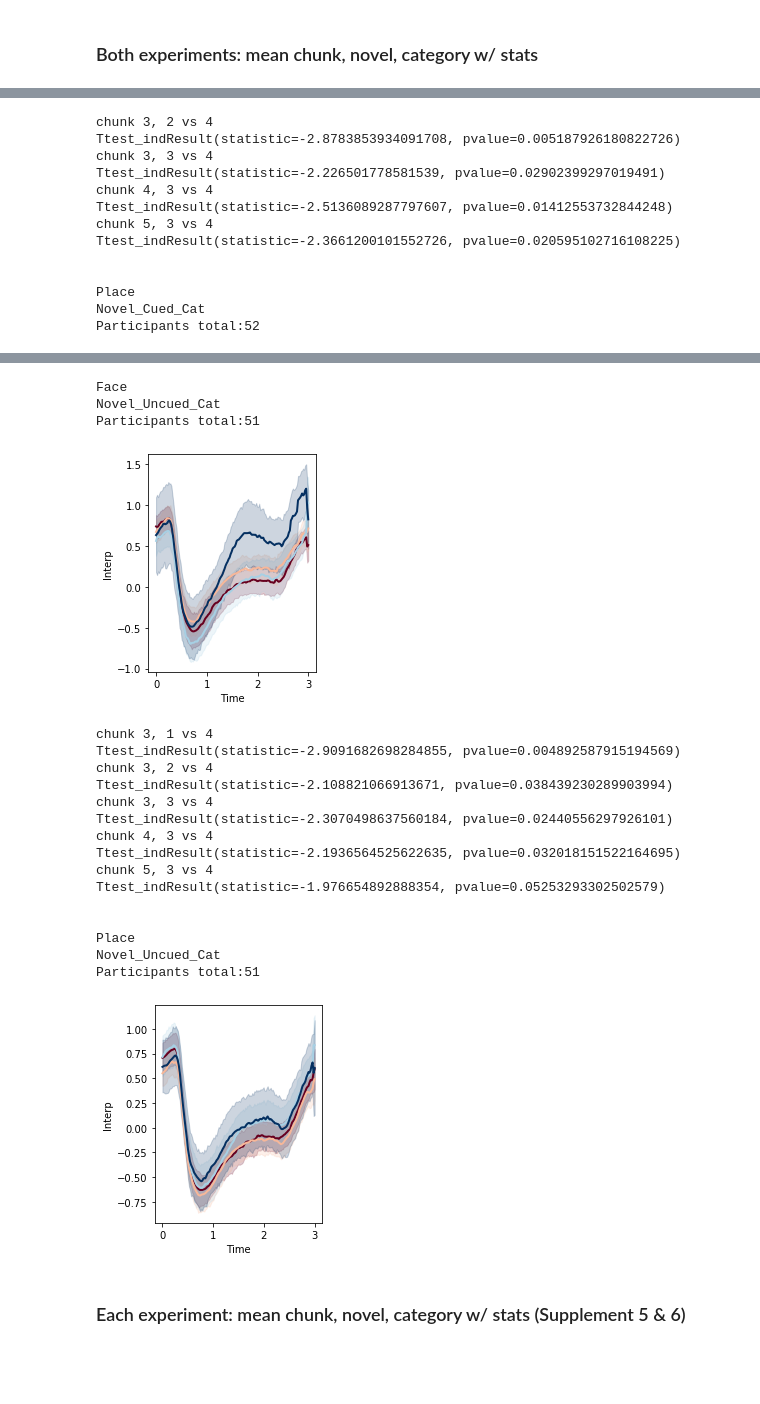
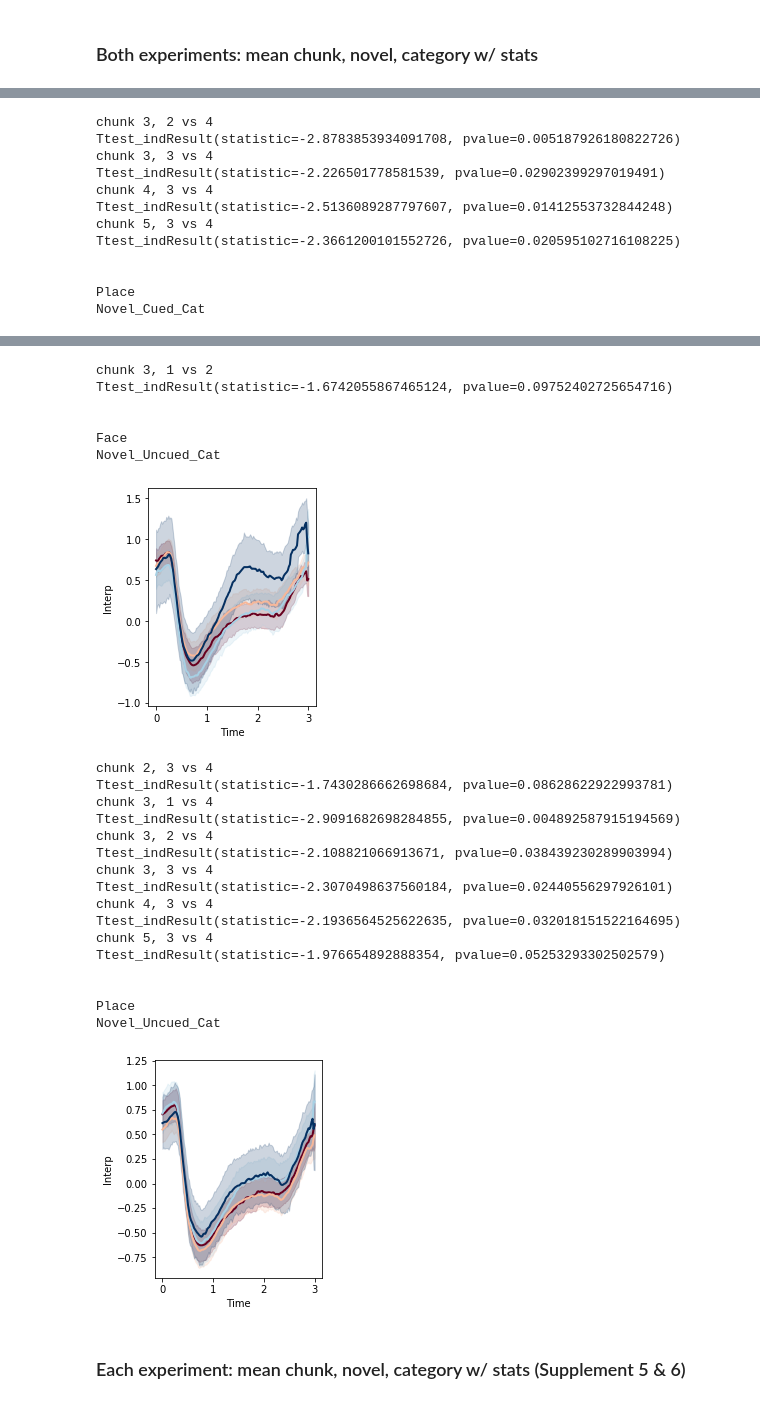
Before and after one commit to ContextLab/pupil-memory-analysis, a Jupyter notebook: code/3_analyze_data.ipynb, the cells around one changed output, grey strips where cells are left out. Cells and saved outputs as stored; diff of their text form; code cells hidden in the pictures; blank space fills up the shorter version.

```diff
--- a/code/3_analyze_data.ipynb
+++ b/code/3_analyze_data.ipynb
@@ -290,7 +183,7 @@ for e in ['Full','Side','Category','None']:
 
     plt.savefig('COMBINED_all_'+e+'_presentation.pdf')
     plt.show()
-    print('Participants total:' + str(len(data['UniqueID'].unique())))
+    # print('Participants total:' + str(len(data['UniqueID'].unique())))
 
     binnies =  these_bins
     binnies = list(binnies['Both'])
@@ -339,7 +232,7 @@ for e in ['Full','Side','Category','None']:
     # pairwise t-tests
     # print result
     for t,n in zip([1,2,3,4,5],[one, two, three, four, five]):
-        if n.pvalue<=.06:
+        if n.pvalue<=.1:
             print(e+' chunk ' + str(t)+': '); print(n); print()
 
     print();print()
@@ -512,13 +400,14 @@ for exp in ['Sustained','Variable']:
                     hue='Familiarity Rating', linewidth = 2,
                     palette="RdBu", legend=False)
         plt.show()
-        print('Participants total:' + str(len(data['UniqueID'].unique())))
+        # print('Participants total:' + str(len(data['UniqueID'].unique())))
 
         binnies =  these_bins
         binnies = list(binnies['Both'])
 
         # for each chunk
-        chunk_1 = attn_group[(attn_group['Attention Level']==e)&(attn_group['Attention Level']==e)&(attn_group['Time']>=binnies[0])
+        chunk_1 = attn_group[(attn_group['Experiment']==exp)&(attn_group['Attention Level']==e)
+                             &(attn_group['Time']>=binnies[0])
                              &(attn_group['Time']<=binnies[1])]
         chunk_1 = chunk_1.groupby(['UniqueID','Familiarity Rating'], as_index=False).mean()
     #     print('chunk 1, rating 4 participants: '+str(len(chunk_1[chunk_1['Familiarity Rating']==4]['UniqueID'].unique())))
@@ -529,11 +418,11 @@ for exp in ['Sustained','Variable']:
         for a in [(1,2), (1,3), (1,4), (2,3), (2,4), (3, 4)]:
             stat = scipy.stats.ttest_ind(chunk_1[chunk_1['Familiarity Rating']==a[0]]['Interp'],
                                         chunk_1[chunk_1['Familiarity Rating']==a[1]]['Interp'])
-            if stat.pvalue<=.06:
+            if stat.pvalue<=.1:
                 print('chunk 1, '+str(a[0])+" vs "+str(a[1]))
                 print(stat)
 
-        chunk_2 = attn_group[(attn_group['Attention Level']==e)&(attn_group['Attention Level']==e)&(attn_group['Time']>=binnies[2])
+        chunk_2 = attn_group[(attn_group['Experiment']==exp)&(attn_group['Attention Level']==e)&(attn_group['Time']>=binnies[2])
                              &(attn_group['Time']<=binnies[3])]
         chunk_2 = chunk_2.groupby(['UniqueID','Familiarity Rating'], as_index=False).mean()
     #     print('chunk 2, rating 4 participants: '+str(len(chunk_2[chunk_2['Familiarity Rating']==4]['UniqueID'].unique())))
@@ -545,11 +434,11 @@ for exp in ['Sustained','Variable']:
         for a in [(1,2), (1,3), (1,4), (2,3), (2,4), (3, 4)]:
             stat = scipy.stats.ttest_ind(chunk_2[chunk_2['Familiarity Rating']==a[0]]['Interp'],
                                         chunk_2[chunk_2['Familiarity Rating']==a[1]]['Interp'])
-            if stat.pvalue<=.06:
+            if stat.pvalue<=.1:
                 print('chunk 2, '+str(a[0])+" vs "+str(a[1]))
                 print(stat)
 
-        chunk_3 = attn_group[(attn_group['Attention Level']==e)&(attn_group['Attention Level']==e)
+        chunk_3 = attn_group[(attn_group['Experiment']==exp)&(attn_group['Attention Level']==e)
                              &(attn_group['Time']>=binnies[4])&(attn_group['Time']<=binnies[5])]
         chunk_3 = chunk_3.groupby(['UniqueID','Familiarity Rating'], as_index=False).mean()
 
@@ -562,11 +451,11 @@ for exp in ['Sustained','Variable']:
         for a in [(1,2), (1,3), (1,4), (2,3), (2,4), (3, 4)]:
             stat = scipy.stats.ttest_ind(chunk_3[chunk_3['Familiarity Rating']==a[0]]['Interp'],
                                         chunk_3[chunk_3['Familiarity Rating']==a[1]]['Interp'])
-            if stat.pvalue<=.06:
+            if stat.pvalue<=.1:
                 print('chunk 3, '+str(a[0])+" vs "+str(a[1]))
                 print(stat)
 
-        chunk_4 = attn_group[(attn_group['Attention Level']==e)&(attn_group['Attention Level']==e)
+        chunk_4 = attn_group[(attn_group['Experiment']==exp)&(attn_group['Attention Level']==e)
                              &(attn_group['Time']>=binnies[5])&(attn_group['Time']<=binnies[6])]
         chunk_4 = chunk_4.groupby(['UniqueID','Familiarity Rating'], as_index=False).mean()
 
@@ -579,11 +468,11 @@ for exp in ['Sustained','Variable']:
         for a in [(1,2), (1,3), (1,4), (2,3), (2,4), (3, 4)]:
             stat = scipy.stats.ttest_ind(chunk_4[chunk_4['Familiarity Rating']==a[0]]['Interp'],
                                     chunk_4[chunk_4['Familiarity Rating']==a[1]]['Interp'])
-        if stat.pvalue<=.06:
+        if stat.pvalue<=.1:
             print('chunk 4, '+str(a[0])+" vs "+str(a[1]))
             print(stat)
 
-        chunk_5 = attn_group[(attn_group['Attention Level']==e)&(attn_group['Attention Level']==e)
+        chunk_5 = attn_group[(attn_group['Experiment']==exp)&(attn_group['Attention Level']==e)&(attn_group['Attention Level']==e)
                              &(attn_group['Time']>=binnies[7])&(attn_group['Time']<=binnies[8])]
         chunk_5 = chunk_5.groupby(['UniqueID','Familiarity Rating'], as_index=False).mean()
 
@@ -596,7 +485,7 @@ for exp in ['Sustained','Variable']:
         for a in [(1,2), (1,3), (1,4), (2,3), (2,4), (3, 4)]:
             stat = scipy.stats.ttest_ind(chunk_5[chunk_5['Familiarity Rating']==a[0]]['Interp'],
                                     chunk_5[chunk_5['Familiarity Rating']==a[1]]['Interp'])
-        if stat.pvalue<=.06:
+        if stat.pvalue<=.1:
 
             print(exp+' chunk 5, '+str(a[0])+" vs "+str(a[1]))
             print(stat)
@@ -772,7 +664,7 @@ for e in ['Novel_Cued_Cat','Novel_Uncued_Cat']:
                                                             'Familiarity Rating'],
                                                                      as_index=False).mean()
 
-        print('Participants total:' + str(len(data['UniqueID'].unique())))
+        #print('Participants total:' + str(len(data['UniqueID'].unique())))
         print()
 
         plt.figure(figsize=(3, 4));
@@ -798,7 +690,7 @@ for e in ['Novel_Cued_Cat','Novel_Uncued_Cat']:
         for a in [(1,2), (1,3), (1,4), (2,3), (2,4), (3, 4)]:
             stat = scipy.stats.ttest_ind(chunk_1[chunk_1['Familiarity Rating']==a[0]]['Interp'],
                                         chunk_1[chunk_1['Familiarity Rating']==a[1]]['Interp'])
-            if stat.pvalue<=.06:
+            if stat.pvalue<=.1:
                 print('chunk 1, '+str(a[0])+" vs "+str(a[1]))
                 print(stat)
 
@@ -816,7 +708,7 @@ for e in ['Novel_Cued_Cat','Novel_Uncued_Cat']:
         for a in [(1,2), (1,3), (1,4), (2,3), (2,4), (3, 4)]:
             stat = scipy.stats.ttest_ind(chunk_2[chunk_2['Familiarity Rating']==a[0]]['Interp'],
                                         chunk_2[chunk_2['Familiarity Rating']==a[1]]['Interp'])
-            if stat.pvalue<=.06:
+            if stat.pvalue<=.1:
                 print('chunk 2, '+str(a[0])+" vs "+str(a[1]))
                 print(stat)
 
@@ -834,7 +726,7 @@ for e in ['Novel_Cued_Cat','Novel_Uncued_Cat']:
         for a in [(1,2), (1,3), (1,4), (2,3), (2,4), (3, 4)]:
             stat = scipy.stats.ttest_ind(chunk_3[chunk_3['Familiarity Rating']==a[0]]['Interp'],
                                         chunk_3[chunk_3['Familiarity Rating']==a[1]]['Interp'])
-            if stat.pvalue<=.06:
+            if stat.pvalue<=.1:
                 print('chunk 3, '+str(a[0])+" vs "+str(a[1]))
                 print(stat)
 
@@ -851,7 +743,7 @@ for e in ['Novel_Cued_Cat','Novel_Uncued_Cat']:
         for a in [(1,2), (1,3), (1,4), (2,3), (2,4), (3, 4)]:
             stat = scipy.stats.ttest_ind(chunk_4[chunk_4['Familiarity Rating']==a[0]]['Interp'],
                                     chunk_4[chunk_4['Familiarity Rating']==a[1]]['Interp'])
-        if stat.pvalue<=.06:
+        if stat.pvalue<=.1:
             print('chunk 4, '+str(a[0])+" vs "+str(a[1]))
             print(stat)
 
@@ -868,7 +760,7 @@ for e in ['Novel_Cued_Cat','Novel_Uncued_Cat']:
         for a in [(1,2), (1,3), (1,4), (2,3), (2,4), (3, 4)]:
             stat = scipy.stats.ttest_ind(chunk_5[chunk_5['Familiarity Rating']==a[0]]['Interp'],
                                     chunk_5[chunk_5['Familiarity Rating']==a[1]]['Interp'])
-        if stat.pvalue<=.06:
+        if stat.pvalue<=.1:
 
             print('chunk 5, '+str(a[0])+" vs "+str(a[1]))
             print(stat)
@@ -882,37 +773,40 @@ Participants total:50
 chunk 3, 2 vs 4
 Ttest_indResult(statistic=-2.8783853934091708, pvalue=0.005187926180822726)
 chunk 3, 3 vs 4
 Ttest_indResult(statistic=-2.226501778581539, pvalue=0.02902399297019491)
 chunk 4, 3 vs 4
 Ttest_indResult(statistic=-2.5136089287797607, pvalue=0.01412553732844248)
 chunk 5, 3 vs 4
 Ttest_indResult(statistic=-2.3661200101552726, pvalue=0.020595102716108225)
 
 
 Place
 Novel_Cued_Cat
-Participants total:52
 [figure]
+chunk 3, 1 vs 2
+Ttest_indResult(statistic=-1.6742055867465124, pvalue=0.09752402725654716)
+
+
 Face
 Novel_Uncued_Cat
-Participants total:51
 [figure]
+chunk 2, 3 vs 4
+Ttest_indResult(statistic=-1.7430286662698684, pvalue=0.08628622922993781)
 chunk 3, 1 vs 4
 Ttest_indResult(statistic=-2.9091682698284855, pvalue=0.004892587915194569)
 chunk 3, 2 vs 4
 Ttest_indResult(statistic=-2.108821066913671, pvalue=0.038439230289903994)
 chunk 3, 3 vs 4
 Ttest_indResult(statistic=-2.3070498637560184, pvalue=0.02440556297926101)
 chunk 4, 3 vs 4
 Ttest_indResult(statistic=-2.1936564525622635, pvalue=0.032018151522164695)
 chunk 5, 3 vs 4
 Ttest_indResult(statistic=-1.976654892888354, pvalue=0.05253293302502579)
 
 
 Place
 Novel_Uncued_Cat
-Participants total:51
-[figure, old version]
+[figure, new version]
 # %% [markdown]
 ### Each experiment: mean chunk, novel, category w/ stats (Supplement 5 & 6)
 # %%
```
Also changed, not shown: parts of 21 cells of this notebook, 1 other file.
